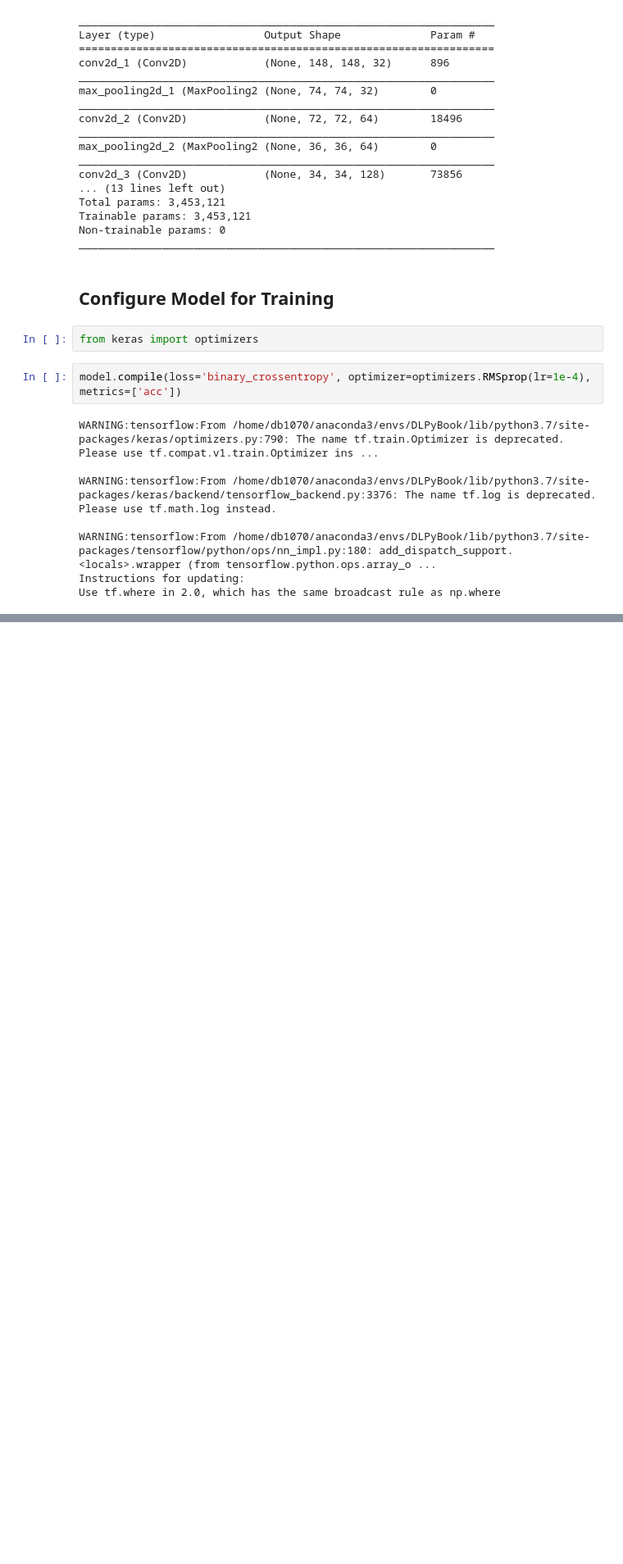
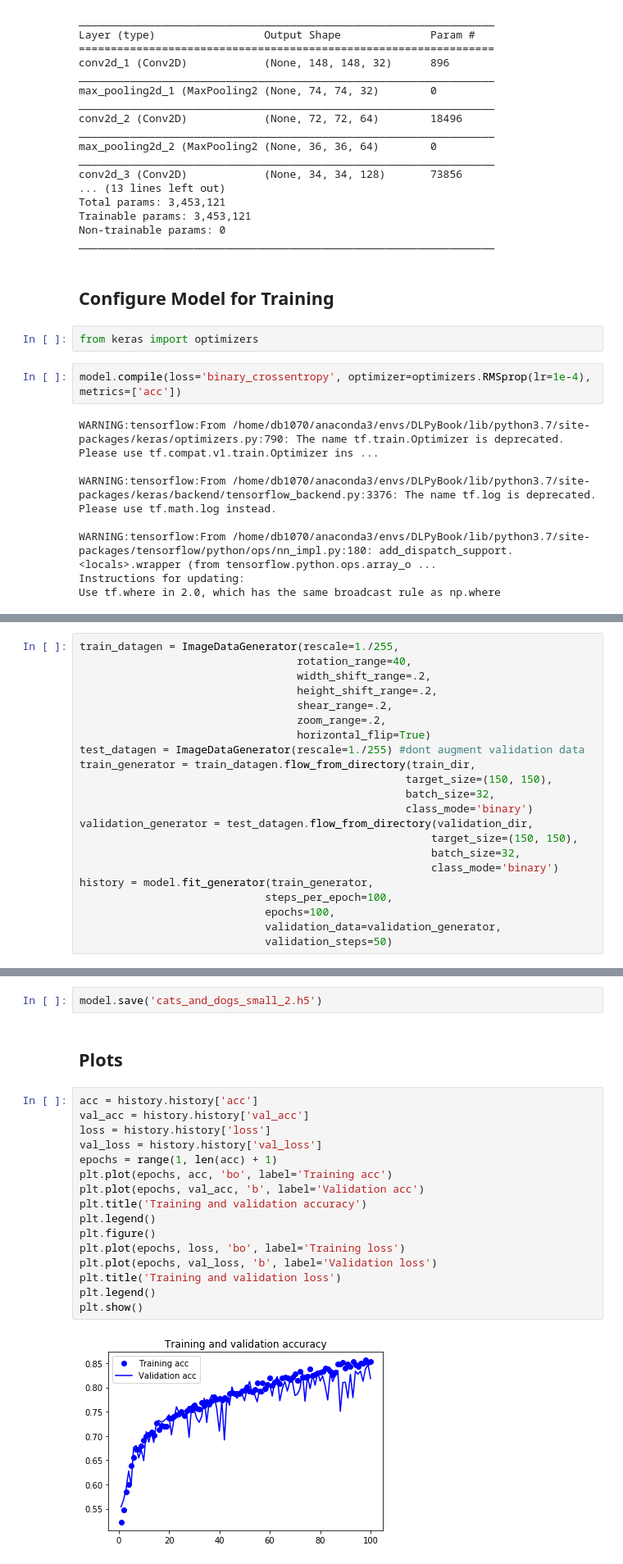
Before and after one commit to Dante-Basile/Keras-Tutorial, a Jupyter notebook: Chollet_Ch5_Jupyter/dogs_vs_cats.ipynb, the cells around one changed output, grey strips where cells are left out. Shown: that part at 82% size. Saved outputs shown, nothing was run; the diff lists cells and outputs as text; blank space fills up the shorter version.

```diff
--- a/Chollet_Ch5_Jupyter/dogs_vs_cats.ipynb
+++ b/Chollet_Ch5_Jupyter/dogs_vs_cats.ipynb
@@ -127,0 +275,22 @@ Use tf.where in 2.0, which has the same broadcast rule as np.where
+# %%
+train_datagen = ImageDataGenerator(rescale=1./255,
+                                  rotation_range=40,
+                                  width_shift_range=.2,
+                                  height_shift_range=.2,
+                                  shear_range=.2,
+                                  zoom_range=.2,
+                                  horizontal_flip=True)
+test_datagen = ImageDataGenerator(rescale=1./255) #dont augment validation data
+train_generator = train_datagen.flow_from_directory(train_dir,
+                                                   target_size=(150, 150),
+                                                   batch_size=32,
+                                                   class_mode='binary')
+validation_generator = test_datagen.flow_from_directory(validation_dir,
+                                                       target_size=(150, 150),
+                                                       batch_size=32,
+                                                       class_mode='binary')
+history = model.fit_generator(train_generator,
+                             steps_per_epoch=100,
+                             epochs=100,
+                             validation_data=validation_generator,
+                             validation_steps=50)
@@ -127,0 +315,22 @@ Use tf.where in 2.0, which has the same broadcast rule as np.where
+# %%
+model.save('cats_and_dogs_small_2.h5')
+# %% [markdown]
+## Plots
+# %%
+acc = history.history['acc']
+val_acc = history.history['val_acc']
+loss = history.history['loss']
+val_loss = history.history['val_loss']
+epochs = range(1, len(acc) + 1)
+plt.plot(epochs, acc, 'bo', label='Training acc')
+plt.plot(epochs, val_acc, 'b', label='Validation acc')
+plt.title('Training and validation accuracy')
+plt.legend()
+plt.figure()
+plt.plot(epochs, loss, 'bo', label='Training loss')
+plt.plot(epochs, val_loss, 'b', label='Validation loss')
+plt.title('Training and validation loss')
+plt.legend()
+plt.show()
+# %% [output]
+[figure, added]
```
Also changed, not shown: parts of 20 cells of this notebook.
